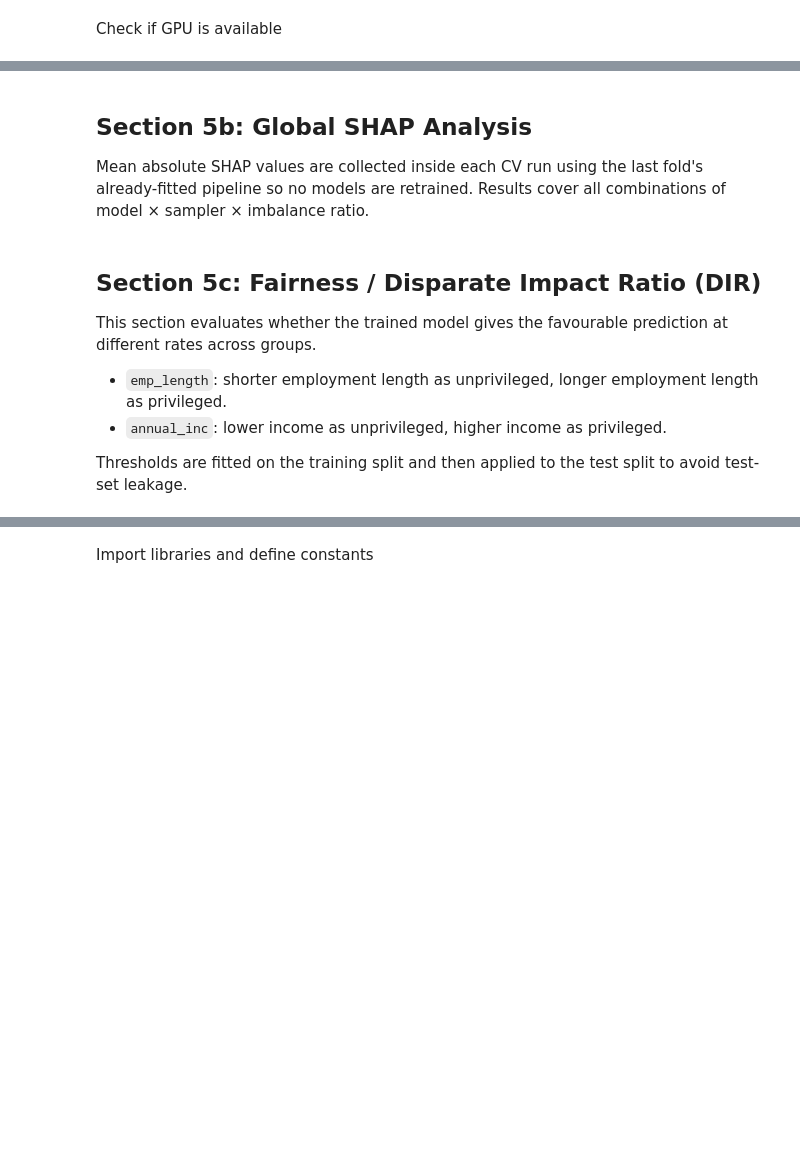
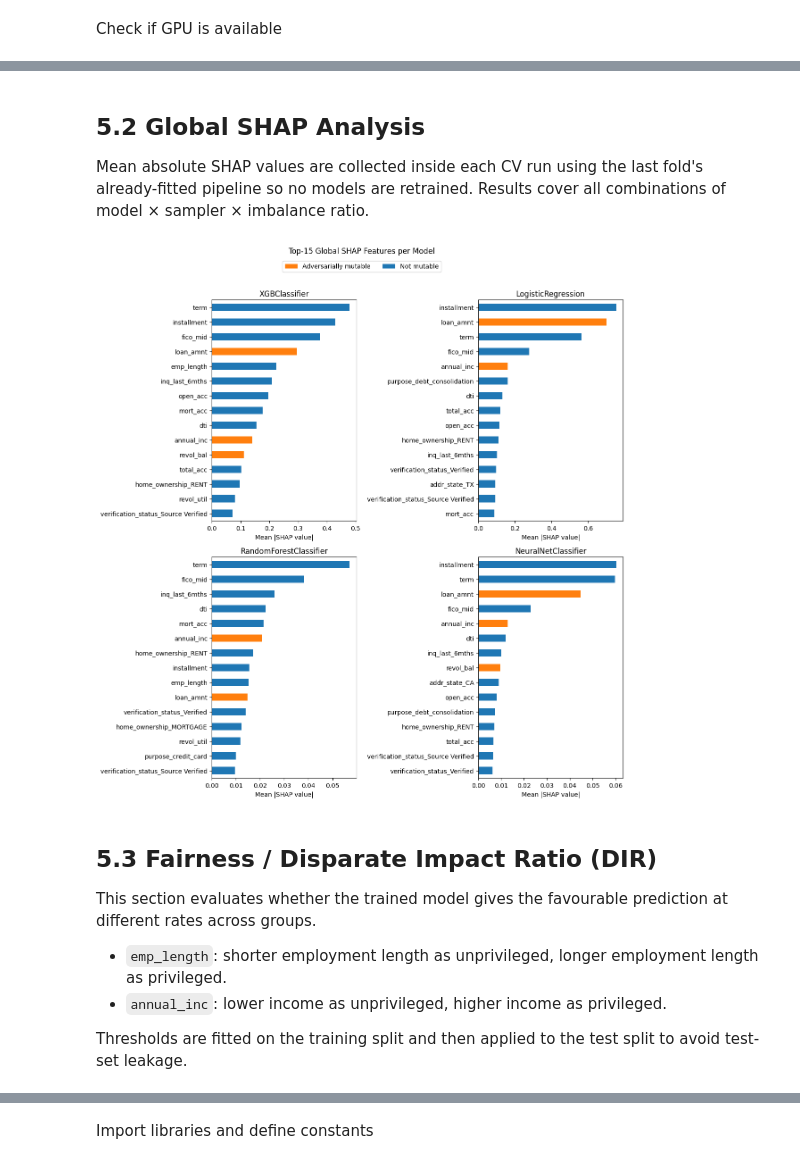
Before and after one commit to TimAngevare/Adversarial-Attacks-on-Class-Imbalanced-Lending-Default-Models, a Jupyter notebook: Notebook_Final_V1.ipynb, the cells around one changed output, grey strips where cells are left out. Saved outputs shown, nothing was run; the diff lists cells and outputs as text; code cells hidden in the pictures; blank space fills up the shorter version.

Commit message:
Added documentation models and evaluate

```diff
--- a/Notebook_Final_V1.ipynb
+++ b/Notebook_Final_V1.ipynb
@@ -1853,0 +1895,2 @@ model_results
+# %%
+model_results = pd.read_csv("./model_results.csv")
@@ -1891,4 +1938,4 @@ plt.show()
 # %% [markdown]
-## Section 5b: Global SHAP Analysis
+## 5.2 Global SHAP Analysis
 
 Mean absolute SHAP values are collected inside each CV run using the last fold's already-fitted pipeline so no models are retrained. Results cover all combinations of model × sampler × imbalance ratio.
@@ -1897,3 +1942,5 @@ from matplotlib.patches import Patch
+# %%
+shap_records_df = pd.read_csv("./shap_importances.csv")
 # %%
 # Features treated as directly mutable in the constrained attacks
 mutable_features = [
@@ -1959,5 +1953,44 @@ for model_name in shap_models_order:
+# %%
+import math
+
+def plot_shap(shap_wide: pd.DataFrame, outputs_dir: str, mutable_features: list, top_n: int = 15):
+    feat_cols = [c for c in shap_wide.columns if c not in ("Model", "Sampler", "Imbalance ratio")]
+    models_in_data = shap_wide["Model"].unique()
+
+    n_models = len(models_in_data)
+    ncols = 2
+    nrows = math.ceil(n_models / ncols)
+
+    fig, axes = plt.subplots(nrows, ncols, figsize=(6 * ncols, 6 * nrows))
+    axes = np.atleast_1d(axes).flatten()
+
+    for ax, model_name in zip(axes, models_in_data):
+        imp = shap_wide[shap_wide["Model"] == model_name][feat_cols].mean().nlargest(top_n)
+        colors = ["tab:orange" if f in mutable_features else "tab:blue" for f in imp.index]
+        imp[::-1].plot(kind="barh", ax=ax, color=colors[::-1])
+        ax.set_title(model_name)
+        ax.set_xlabel("Mean |SHAP value|")
+
+    # Hide any leftover empty subplots (e.g. 3 models in a 2x2 grid)
+    for ax in axes[n_models:]:
+        ax.set_visible(False)
+
+    fig.legend(
+        handles=[
+            Patch(facecolor="tab:orange", label="Adversarially mutable"),
+            Patch(facecolor="tab:blue",   label="Not mutable"),
+        ],
+        loc="upper center", ncol=2, bbox_to_anchor=(0.5, 1.02),
+    )
+    fig.suptitle(f"Top-{top_n} Global SHAP Features per Model", y=1.04)
+    plt.tight_layout()
+    plt.show()
+
+plot_shap(shap_records_df, outputs_dir=".", mutable_features=mutable_features, top_n=TOP_N)
+# %% [output]
+[figure, added]
 # %% [markdown]
-## Section 5c: Fairness / Disparate Impact Ratio (DIR)
+## 5.3 Fairness / Disparate Impact Ratio (DIR)
 
 This section evaluates whether the trained model gives the favourable prediction at different rates across groups.
 
```
Also changed, not shown: parts of 26 cells of this notebook, 2 other files.
